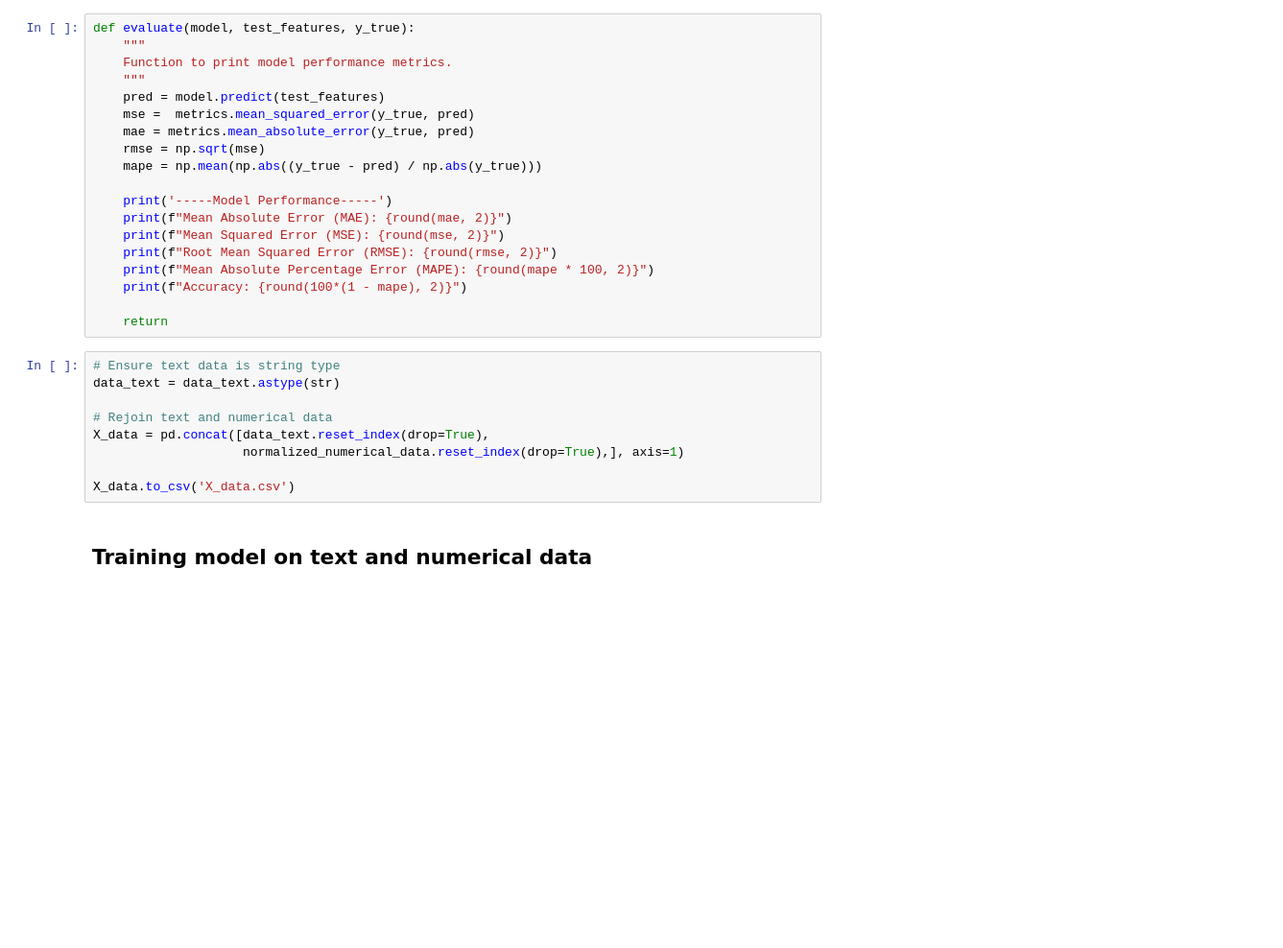
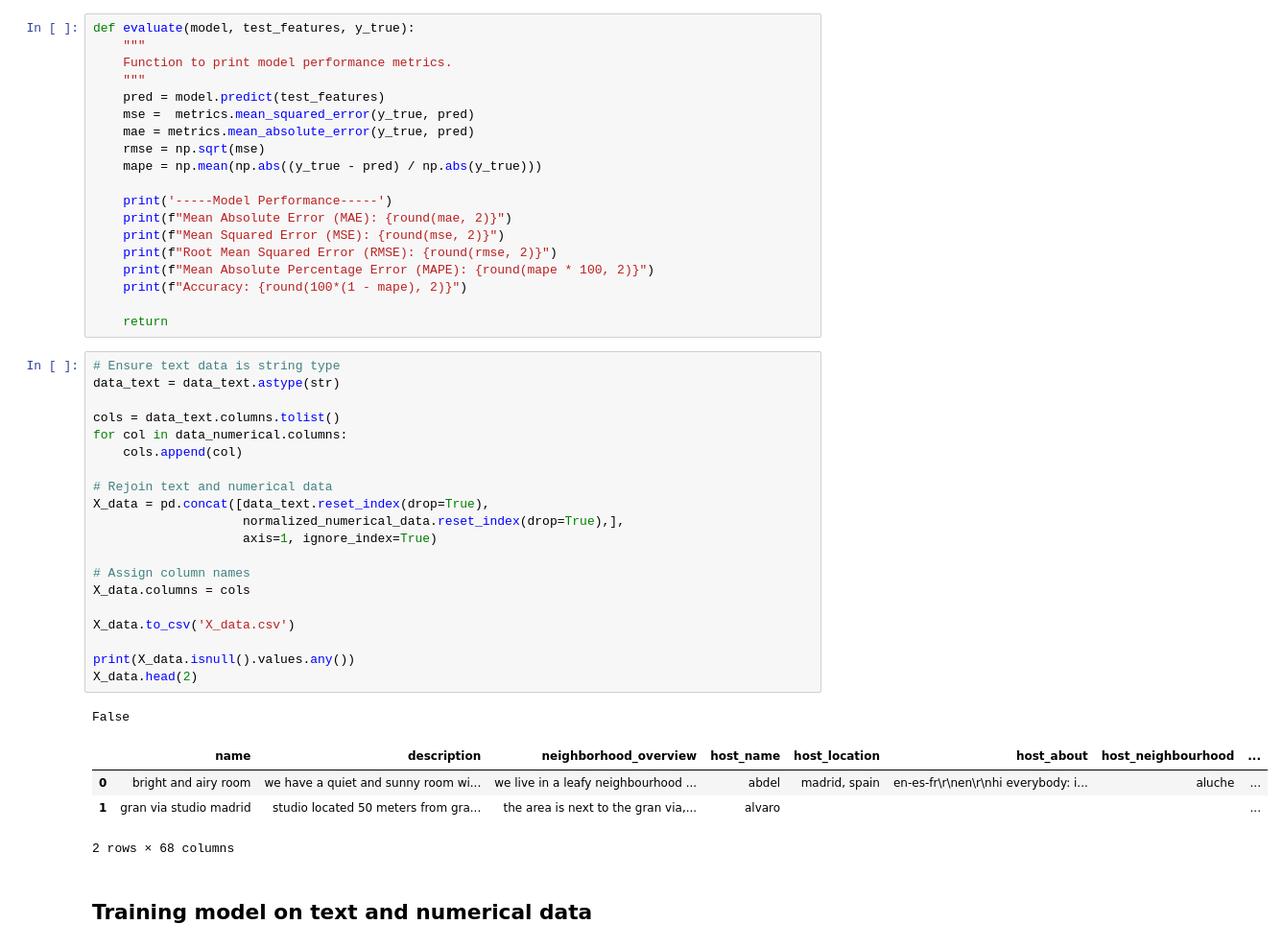
Before and after one commit to dmdequin/airbnb_price_predict, a Jupyter notebook: airbnb_price_predict.ipynb, the cells around one changed output. Shown: that part at 96% size. Drawn from its saved outputs; the diff is of its cells as text; blank space fills up the shorter version.

Commit message:
Fixed small error to rerun training with text data

```diff
--- a/airbnb_price_predict.ipynb
+++ b/airbnb_price_predict.ipynb
@@ -402,12 +402,29 @@ def evaluate(model, test_features, y_true):
 # %%
 # Ensure text data is string type
 data_text = data_text.astype(str)
 
+cols = data_text.columns.tolist()
+for col in data_numerical.columns:
+    cols.append(col)
+
 # Rejoin text and numerical data
 X_data = pd.concat([data_text.reset_index(drop=True),
-                    normalized_numerical_data.reset_index(drop=True),], axis=1)
+                    normalized_numerical_data.reset_index(drop=True),],
+                    axis=1, ignore_index=True)
+
+# Assign column names
+X_data.columns = cols
 
 X_data.to_csv('X_data.csv')
+
+print(X_data.isnull().values.any())
+X_data.head(2)
+# %% [output]
+False
+|  | name | description | neighborhood_overview | host_name | host_location | host_about | host_neighbourhood | ... |
+| 0 | bright and airy room | we have a quiet and sunny room wi... | we live in a leafy neighbourhood ... | abdel | madrid, spain | en-es-fr\r\nen\r\nhi everybody: i... | aluche | ... |
+| 1 | gran via studio madrid | studio located 50 meters from gra... | the area is next to the gran via,... | alvaro |  |  |  | ... |
+2 rows × 68 columns
 # %% [markdown]
 ## Training model on text and numerical data
 # %%
```
Also changed, not shown: parts of 3 cells of this notebook, 1 other file.
